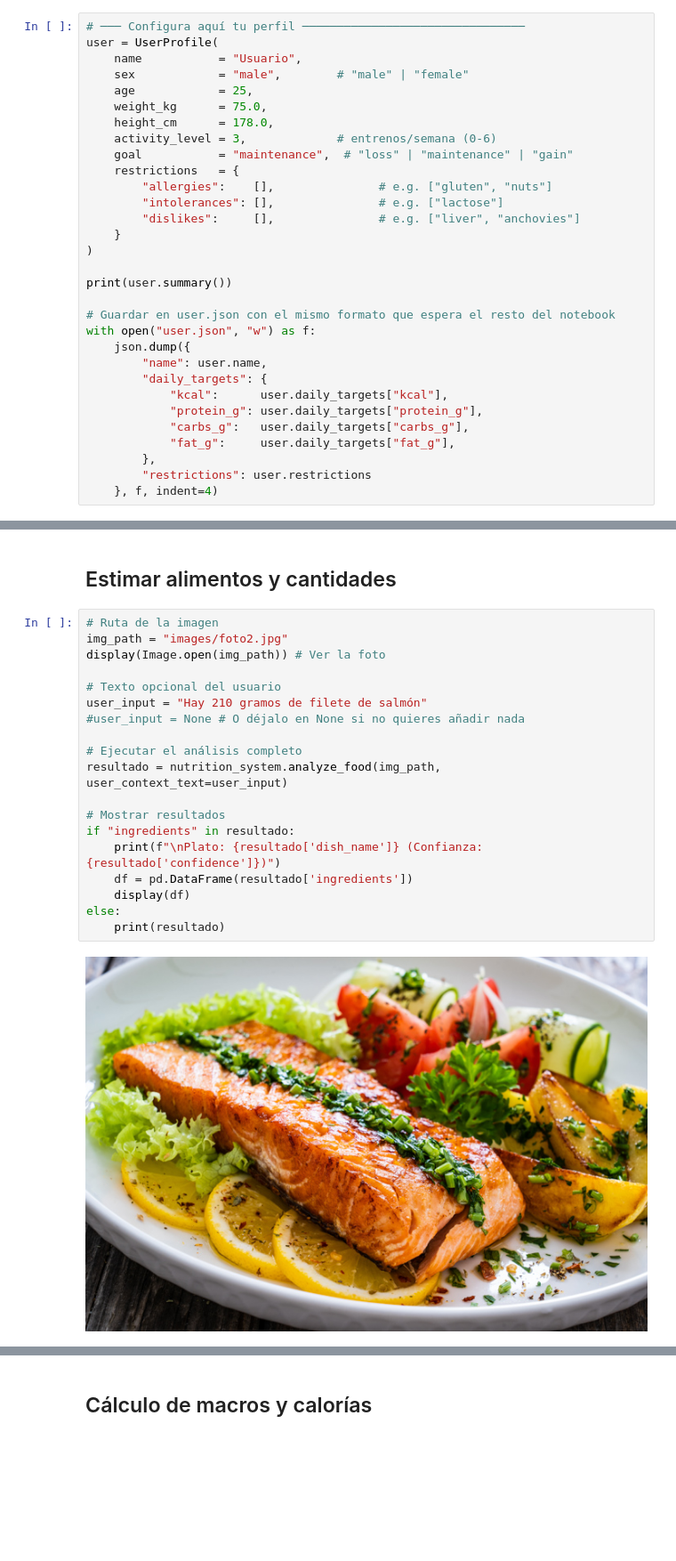
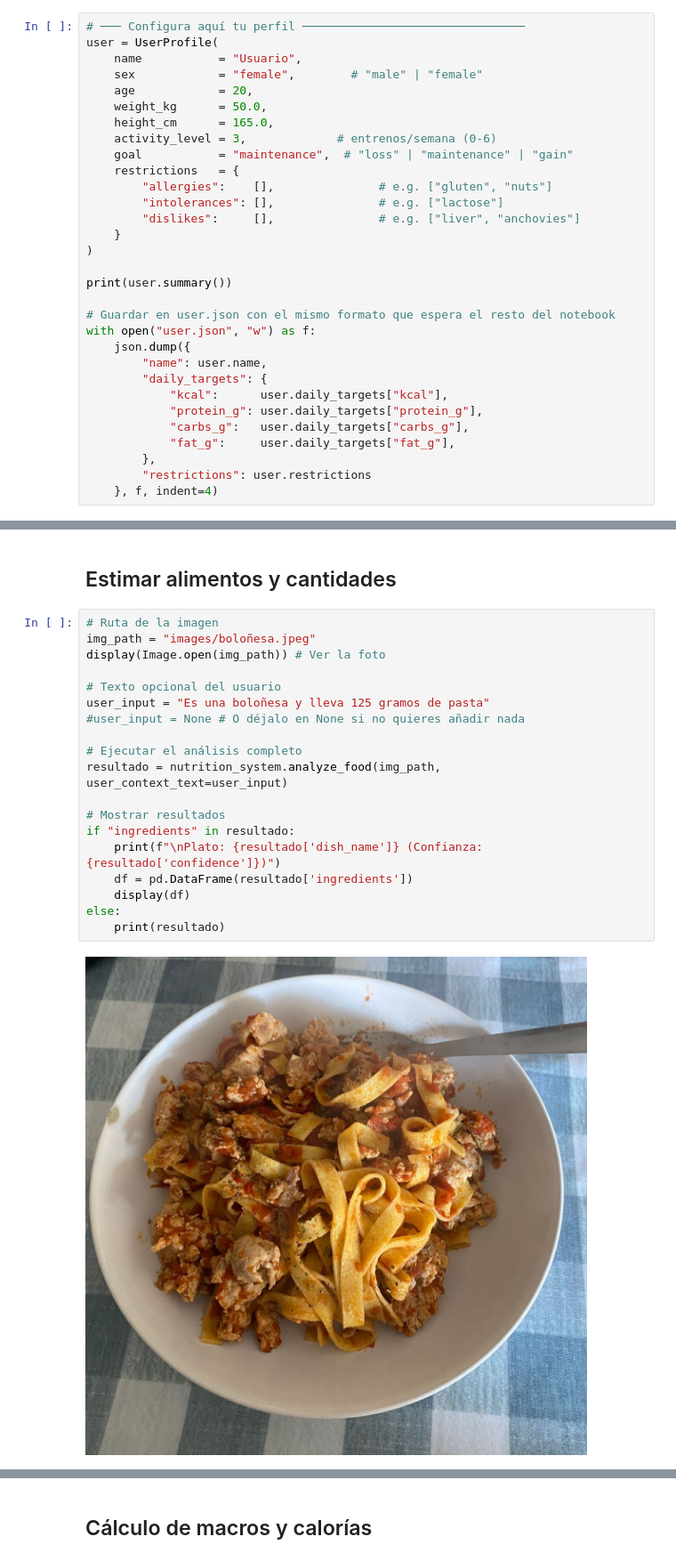
Before and after one commit to hepejaAED/CalorIA, a Jupyter notebook: main.ipynb, the cells around one changed output, grey strips where cells are left out. Shown at 89% size. Drawn from its saved outputs; the diff is of its cells as text; blank space fills up the shorter version.

```diff
--- a/main.ipynb
+++ b/main.ipynb
@@ -36,10 +36,10 @@ System initialized.
 # ─── Configura aquí tu perfil ────────────────────────────────
 user = UserProfile(
     name           = "Usuario",
-    sex            = "male",        # "male" | "female"
-    age            = 25,
-    weight_kg      = 75.0,
-    height_cm      = 178.0,
+    sex            = "female",        # "male" | "female"
+    age            = 20,
+    weight_kg      = 50.0,
+    height_cm      = 165.0,
     activity_level = 3,             # entrenos/semana (0-6)
     goal           = "maintenance",  # "loss" | "maintenance" | "gain"
     restrictions   = {
@@ -74,23 +74,23 @@ Objetivo diario: 2701 kcal
 ## Estimar alimentos y cantidades
 # %%
 # Ruta de la imagen
-img_path = "images/foto2.jpg"
+img_path = "images/boloñesa.jpeg"
 display(Image.open(img_path)) # Ver la foto
 
 # Texto opcional del usuario
-user_input = "Hay 210 gramos de filete de salmón"
+user_input = "Es una boloñesa y lleva 125 gramos de pasta"
 #user_input = None # O déjalo en None si no quieres añadir nada
 
 # Ejecutar el análisis completo
 resultado = nutrition_system.analyze_food(img_path, user_context_text=user_input)
 
 # Mostrar resultados
 if "ingredients" in resultado:
     print(f"\nPlato: {resultado['dish_name']} (Confianza: {resultado['confidence']})")
     df = pd.DataFrame(resultado['ingredients'])
     display(df)
 else:
     print(resultado)
 # %% [output]
-[figure, old version]
+[figure, new version]
 Loading Text Model: Qwen/Qwen2.5-3B-Instruct on cuda...
```
Also changed, not shown: parts of 15 cells of this notebook.
